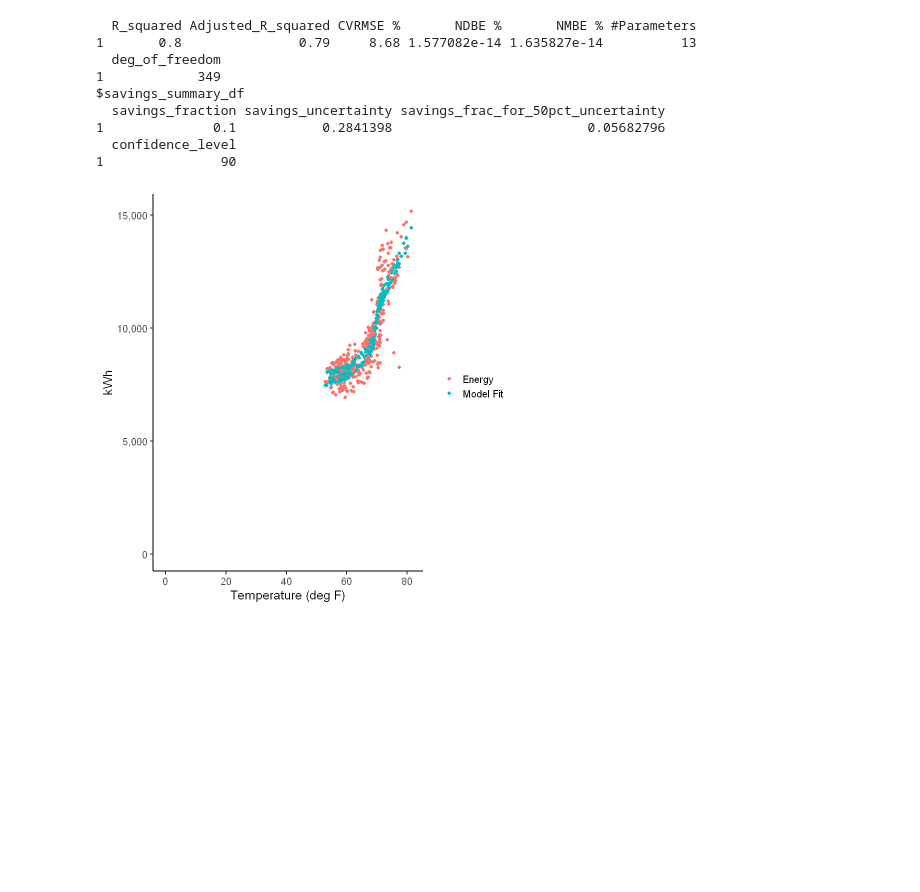
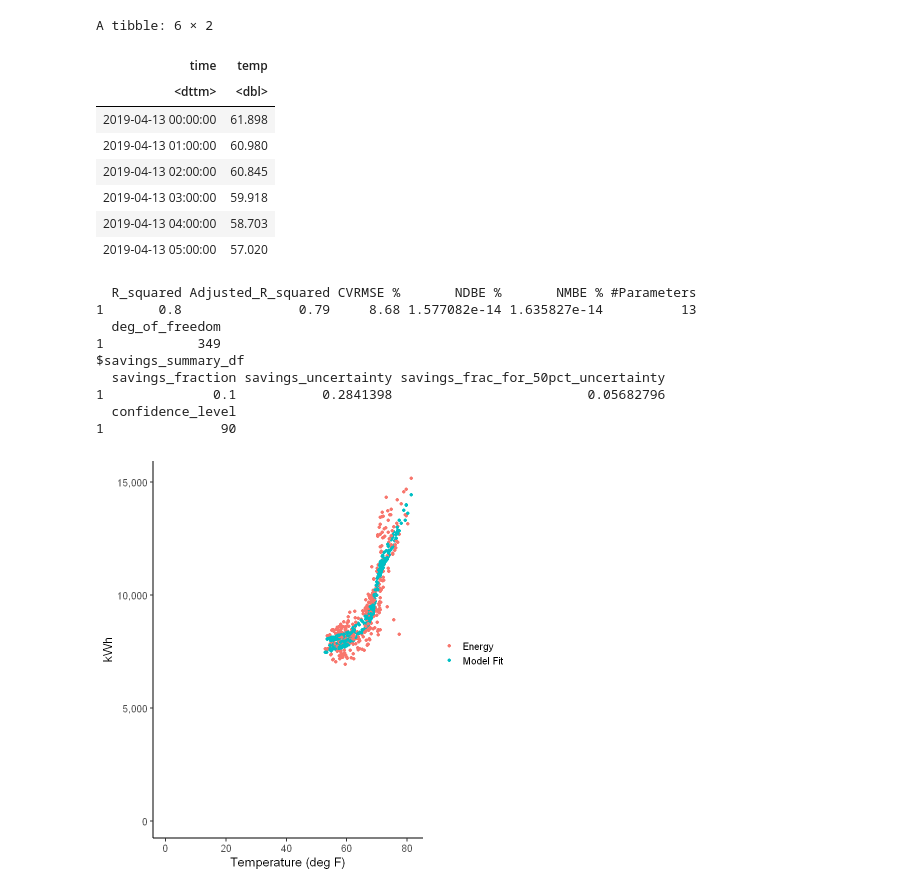
Before and after one commit to MeeraSharma/my-first-binder, a Jupyter notebook: Out-of-Sample Testing Code.ipynb, the cells around one changed output. Drawn from its saved outputs; the diff is of its cells as text; code cells hidden in the pictures; blank space fills up the shorter version.

Commit message:
temp data file

```diff
--- a/Out-of-Sample Testing Code.ipynb
+++ b/Out-of-Sample Testing Code.ipynb
@@ -22,3 +21,21 @@ occupancy <- readxl::read_xlsx("Processed Data/Processed Pct_Occupancy.xlsx")
+# %%
+## Read in Data
+
+eload_data <- readRDS("Data/Processed Energy Consumption.rds")
+temp_data <- readRDS("Data/Processed Temperature.rds")
+occupancy <- readRDS("Data/Processed Occupancy Data.rds")
+# %%
+head(temp_data)
+# %% [output]
+A tibble: 6 × 2
+| time | temp |
+| <dttm> | <dbl> |
+| 2019-04-13 00:00:00 | 61.898 |
+| 2019-04-13 01:00:00 | 60.980 |
+| 2019-04-13 02:00:00 | 60.845 |
+| 2019-04-13 03:00:00 | 59.918 |
+| 2019-04-13 04:00:00 | 58.703 |
+| 2019-04-13 05:00:00 | 57.020 |
 # %%
 simple_df_year2 <- nmecr::create_dataframe(eload_data, temp_data, start_date = "2020-04-01",
                                           end_date = "2021-04-01",
```
Also changed, not shown: parts of 3 cells of this notebook, 1 other file.
